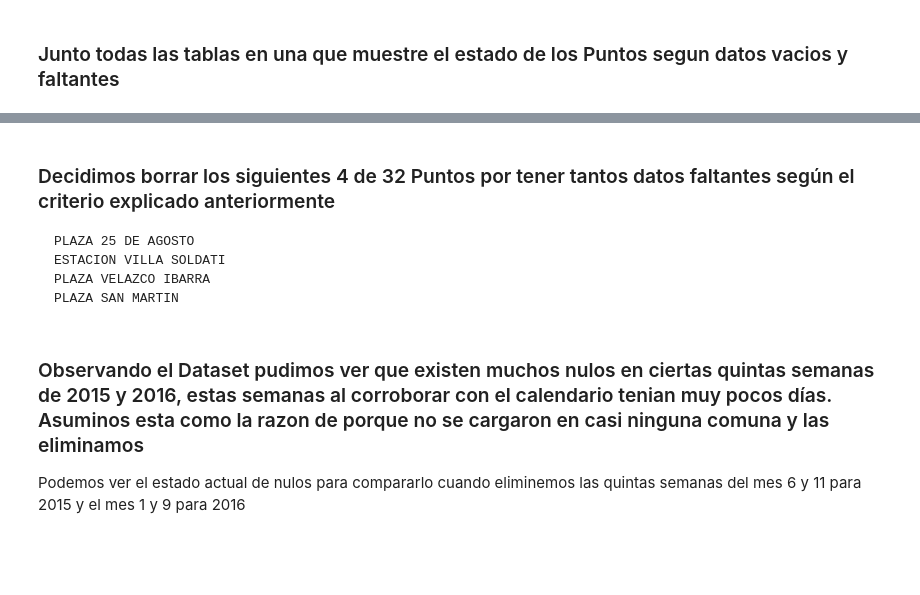
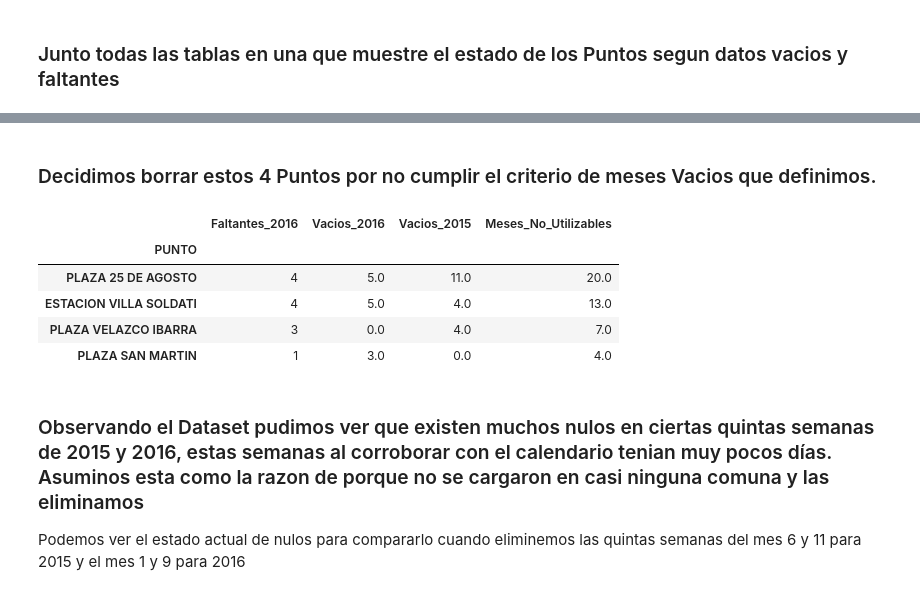
Before and after one commit to denisemartin28/reciclaje, a Jupyter notebook: TP2019.ipynb, the cells around one changed output, grey strips where cells are left out. Cells and saved outputs as stored; diff of their text form; code cells hidden in the pictures; blank space fills up the shorter version.

```diff
--- a/TP2019.ipynb
+++ b/TP2019.ipynb
@@ -301,11 +238,17 @@ Tabla_de_Vacios_Completa.sort_values(by=['Meses_No_Utilizables'],ascending=False
-# %% [markdown]
-### Decidimos borrar los siguientes 4 de 32 Puntos por tener tantos datos faltantes según el criterio explicado anteriormente
-    PLAZA 25 DE AGOSTO
-    ESTACION VILLA SOLDATI
-    PLAZA VELAZCO IBARRA
-    PLAZA SAN MARTIN
+# %% [markdown]
+### Decidimos borrar estos 4 Puntos por no cumplir el criterio de meses Vacios que definimos.
 # %%
 pesajes_criterio_de_limpieza = pesajes.loc[~pesajes['PUNTO'].isin(['ESTACION VILLA SOLDATI','PLAZA 25 DE AGOSTO','PLAZA VELAZCO IBARRA','PLAZA SAN MARTIN'])]
+
+# Muestro la tabla ordenada por Meses No utilizables. Solo muestro los que no cumplen el criterio de meses faltantes
+Tabla_de_Vacios_Completa.sort_values(by=['Meses_No_Utilizables'],ascending=False).iloc[0:4,:]
+# %% [output]
+|  | Faltantes_2016 | Vacios_2016 | Vacios_2015 | Meses_No_Utilizables |
+| PUNTO |  |  |  |  |
+| PLAZA 25 DE AGOSTO | 4 | 5.0 | 11.0 | 20.0 |
+| ESTACION VILLA SOLDATI | 4 | 5.0 | 4.0 | 13.0 |
+| PLAZA VELAZCO IBARRA | 3 | 0.0 | 4.0 | 7.0 |
+| PLAZA SAN MARTIN | 1 | 3.0 | 0.0 | 4.0 |
 # %% [markdown]
 ### Observando el Dataset pudimos ver que existen muchos nulos en ciertas quintas semanas de 2015 y 2016, estas semanas al corroborar con el calendario tenian muy pocos días. Asuminos esta como la razon de porque no se cargaron en casi ninguna comuna y las eliminamos
 
```
Also changed, not shown: parts of 16 cells of this notebook.
